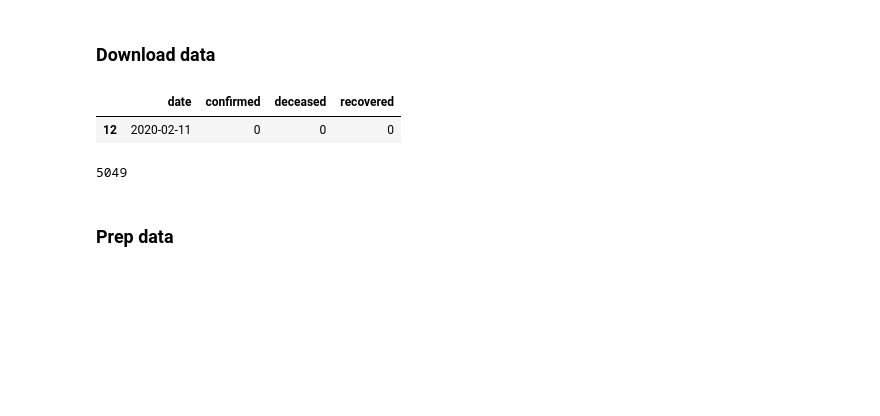
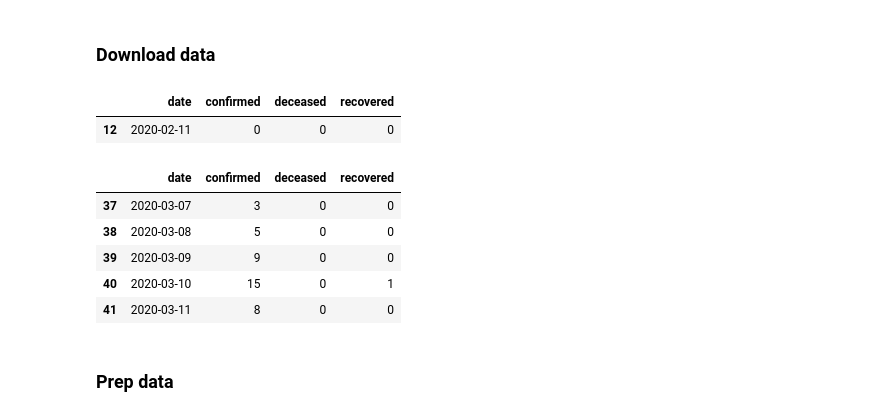
Before and after one commit to VICS-CORE/stats, a Jupyter notebook: 10_RNN.ipynb, the cells around one changed output. Cells and saved outputs as stored; diff of their text form; code cells hidden in the pictures; blank space fills up the shorter version.

```diff
--- a/10_RNN.ipynb
+++ b/10_RNN.ipynb
@@ -38,10 +38,15 @@ df.sample()
 # %% [output]
 |  | date | confirmed | deceased | recovered |
 | 12 | 2020-02-11 | 0 | 0 | 0 |
-# %%
-df['confirmed'].max()
-# %% [output]
-5049
+# %%
+df[37:].head()
+# %% [output]
+|  | date | confirmed | deceased | recovered |
+| 37 | 2020-03-07 | 3 | 0 | 0 |
+| 38 | 2020-03-08 | 5 | 0 | 0 |
+| 39 | 2020-03-09 | 9 | 0 | 0 |
+| 40 | 2020-03-10 | 15 | 0 | 1 |
+| 41 | 2020-03-11 | 8 | 0 | 0 |
 # %% [markdown]
 ### Prep data
 # %%
```
Also changed, not shown: parts of 7 cells of this notebook.
